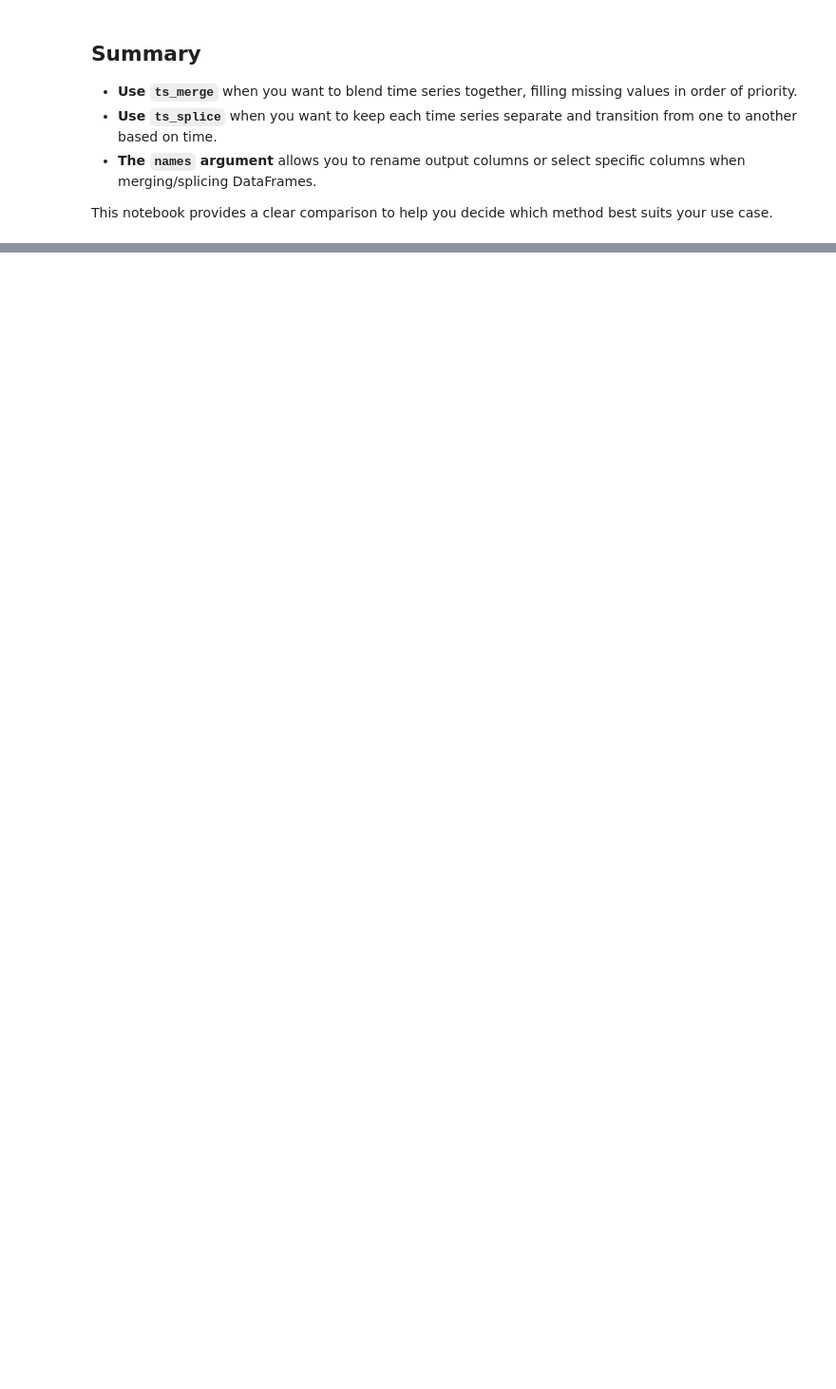
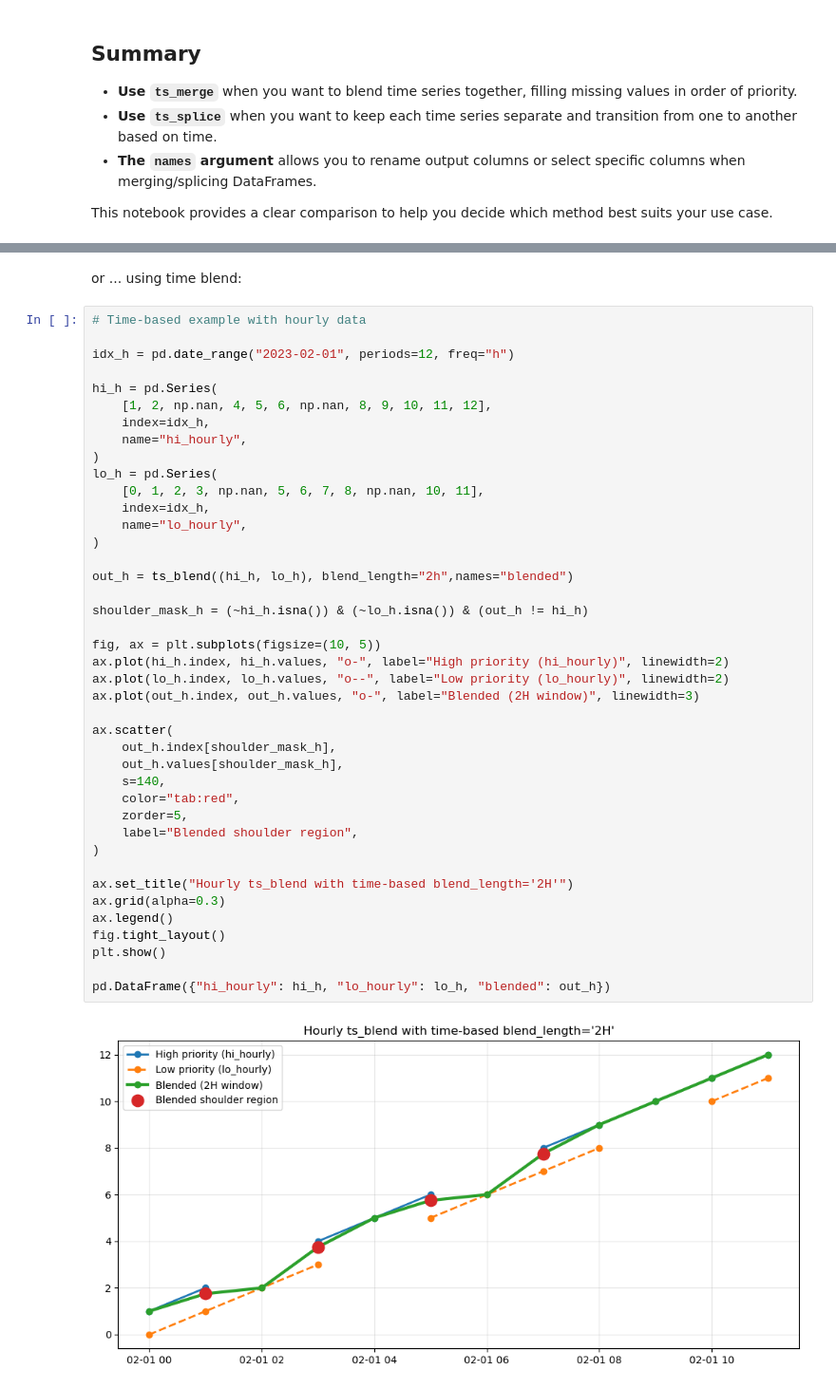
Before and after one commit to CADWRDeltaModeling/vtools3, a Jupyter notebook: docs/doctrees/nbsphinx/notebooks/merge_splice.ipynb, the cells around one changed output, grey strips where cells are left out. Shown at 95% size. Saved outputs shown, nothing was run; the diff lists cells and outputs as text; blank space fills up the shorter version.

```diff
--- a/docs/doctrees/nbsphinx/notebooks/merge_splice.ipynb
+++ b/docs/doctrees/nbsphinx/notebooks/merge_splice.ipynb
@@ -432,0 +599,45 @@ print(ts_merge((s1i, s2i), strict_priority=True))
+# %% [markdown]
+or ... using time blend:
+# %%
+# Time-based example with hourly data
+
+idx_h = pd.date_range("2023-02-01", periods=12, freq="h")
+
+hi_h = pd.Series(
+    [1, 2, np.nan, 4, 5, 6, np.nan, 8, 9, 10, 11, 12],
+    index=idx_h,
+    name="hi_hourly",
+)
+lo_h = pd.Series(
+    [0, 1, 2, 3, np.nan, 5, 6, 7, 8, np.nan, 10, 11],
+    index=idx_h,
+    name="lo_hourly",
+)
+
+out_h = ts_blend((hi_h, lo_h), blend_length="2h",names="blended")
+
+shoulder_mask_h = (~hi_h.isna()) & (~lo_h.isna()) & (out_h != hi_h)
+
+fig, ax = plt.subplots(figsize=(10, 5))
+ax.plot(hi_h.index, hi_h.values, "o-", label="High priority (hi_hourly)", linewidth=2)
+ax.plot(lo_h.index, lo_h.values, "o--", label="Low priority (lo_hourly)", linewidth=2)
+ax.plot(out_h.index, out_h.values, "o-", label="Blended (2H window)", linewidth=3)
+
+ax.scatter(
+    out_h.index[shoulder_mask_h],
+    out_h.values[shoulder_mask_h],
+    s=140,
+    color="tab:red",
+    zorder=5,
+    label="Blended shoulder region",
+)
+
+ax.set_title("Hourly ts_blend with time-based blend_length='2H'")
+ax.grid(alpha=0.3)
+ax.legend()
+fig.tight_layout()
+plt.show()
+
+pd.DataFrame({"hi_hourly": hi_h, "lo_hourly": lo_h, "blended": out_h})
+# %% [output]
+[figure, added]
```
Also changed, not shown: parts of 11 cells of this notebook, 39 other files.
